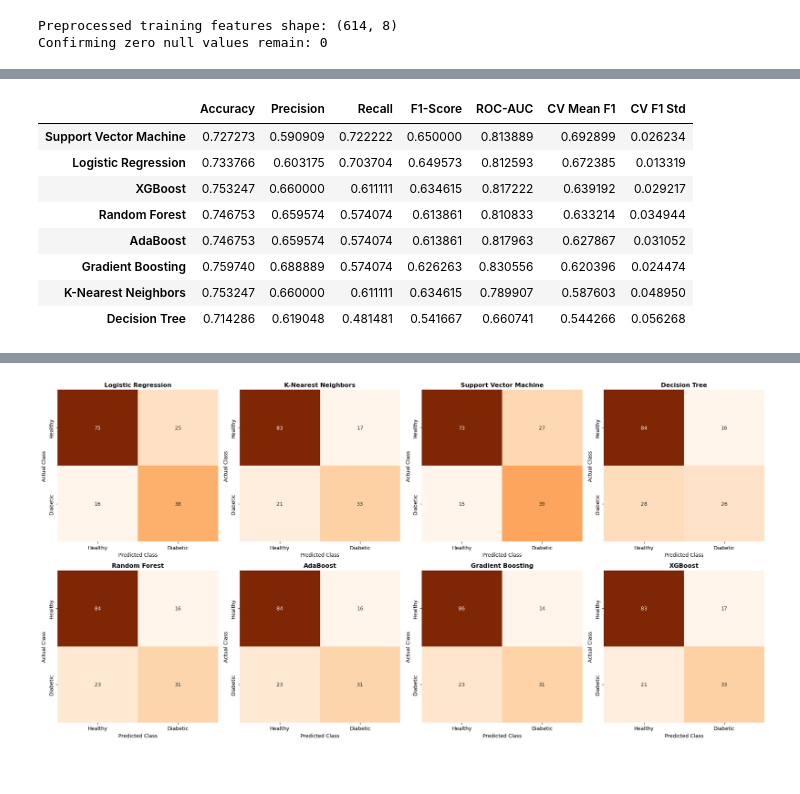
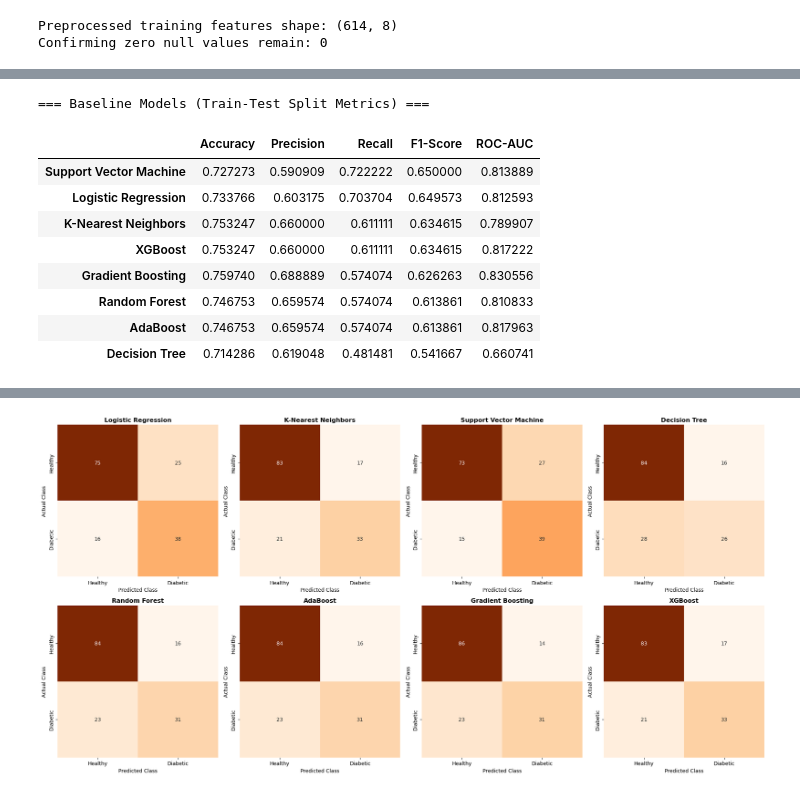
Before and after one commit to binodshahnepal/DataAnalysis, a Jupyter notebook: diabetes.ipynb, the cells around one changed output, grey strips where cells are left out. Cells and saved outputs as stored; diff of their text form; code cells hidden in the pictures.

```diff
--- a/diabetes.ipynb
+++ b/diabetes.ipynb
@@ -389,70 +429,55 @@ from sklearn.linear_model import LogisticRegression
 from sklearn.neighbors import KNeighborsClassifier
 from sklearn.svm import SVC
 from sklearn.tree import DecisionTreeClassifier
 from sklearn.ensemble import RandomForestClassifier, AdaBoostClassifier, GradientBoostingClassifier
 from xgboost import XGBClassifier
-from sklearn.model_selection import StratifiedKFold, cross_validate
 from sklearn.metrics import accuracy_score, precision_score, recall_score, f1_score, roc_auc_score
 
-# Compute scale weight for XGBoost
+# Compute class scale weight for XGBoost
 scale_pos_weight = (len(y_train) - sum(y_train)) / sum(y_train)
 
-# Define 8 diverse models
+# Initialize the 8 classifiers
 models = {
     "Logistic Regression": LogisticRegression(class_weight='balanced', random_state=42, max_iter=1000),
     "K-Nearest Neighbors": KNeighborsClassifier(),
     "Support Vector Machine": SVC(probability=True, class_weight='balanced', random_state=42),
     "Decision Tree": DecisionTreeClassifier(class_weight='balanced', random_state=42),
     "Random Forest": RandomForestClassifier(class_weight='balanced', random_state=42, n_jobs=-1),
     "AdaBoost": AdaBoostClassifier(random_state=42),
     "Gradient Boosting": GradientBoostingClassifier(random_state=42),
     "XGBoost": XGBClassifier(scale_pos_weight=scale_pos_weight, random_state=42, n_jobs=-1)
 }
 
-results_dict = {}
-cv = StratifiedKFold(n_splits=5, shuffle=True, random_state=42)
+baseline_results = {}
 
 for name, model in models.items():
-    # Fit on training set
+    # Train model
     model.fit(X_train_processed, y_train)
 
-    # Predict on test set
+    # Predict
     y_pred = model.predict(X_test_processed)
     y_pred_prob = model.predict_proba(X_test_processed)[:, 1]
 
-    # Calculate test metrics
-    acc = accuracy_score(y_test, y_pred)
-    prec = precision_score(y_test, y_pred)
-    rec = recall_score(y_test, y_pred)
-    f1 = f1_score(y_test, y_pred)
-    auc = roc_auc_score(y_test, y_pred_prob)
-
-    # 5-Fold Cross Validation (evaluating F1-score to check stability)
-    cv_results = cross_validate(model, X_train_processed, y_train, cv=cv, scoring='f1', n_jobs=-1)
-    cv_mean_f1 = cv_results['test_score'].mean()
-    cv_std_f1 = cv_results['test_score'].std()
-
-    # Store in dictionary
-    results_dict[name] = {
-        "Accuracy": acc,
-        "Precision": prec,
-        "Recall": rec,
-        "F1-Score": f1,
-        "ROC-AUC": auc,
-        "CV Mean F1": cv_mean_f1,
-        "CV F1 Std": cv_std_f1
+    # Save metrics
+    baseline_results[name] = {
+        "Accuracy": accuracy_score(y_test, y_pred),
+        "Precision": precision_score(y_test, y_pred),
+        "Recall": recall_score(y_test, y_pred),
+        "F1-Score": f1_score(y_test, y_pred),
+        "ROC-AUC": roc_auc_score(y_test, y_pred_prob)
     }
 
-# Convert to DataFrame and sort by CV F1 score
-results_df = pd.DataFrame(results_dict).T.sort_values(by="CV Mean F1", ascending=False)
-display(results_df)
+baseline_df = pd.DataFrame(baseline_results).T.sort_values(by="F1-Score", ascending=False)
+print("=== Baseline Models (Train-Test Split Metrics) ===")
+display(baseline_df)
 # %% [output]
+=== Baseline Models (Train-Test Split Metrics) ===
-|  | Accuracy | Precision | Recall | F1-Score | ROC-AUC | CV Mean F1 | CV F1 Std |
-| Support Vector Machine | 0.727273 | 0.590909 | 0.722222 | 0.650000 | 0.813889 | 0.692899 | 0.026234 |
-| Logistic Regression | 0.733766 | 0.603175 | 0.703704 | 0.649573 | 0.812593 | 0.672385 | 0.013319 |
-| XGBoost | 0.753247 | 0.660000 | 0.611111 | 0.634615 | 0.817222 | 0.639192 | 0.029217 |
-| Random Forest | 0.746753 | 0.659574 | 0.574074 | 0.613861 | 0.810833 | 0.633214 | 0.034944 |
-| AdaBoost | 0.746753 | 0.659574 | 0.574074 | 0.613861 | 0.817963 | 0.627867 | 0.031052 |
-| Gradient Boosting | 0.759740 | 0.688889 | 0.574074 | 0.626263 | 0.830556 | 0.620396 | 0.024474 |
-| K-Nearest Neighbors | 0.753247 | 0.660000 | 0.611111 | 0.634615 | 0.789907 | 0.587603 | 0.048950 |
-| Decision Tree | 0.714286 | 0.619048 | 0.481481 | 0.541667 | 0.660741 | 0.544266 | 0.056268 |
+|  | Accuracy | Precision | Recall | F1-Score | ROC-AUC |
+| Support Vector Machine | 0.727273 | 0.590909 | 0.722222 | 0.650000 | 0.813889 |
+| Logistic Regression | 0.733766 | 0.603175 | 0.703704 | 0.649573 | 0.812593 |
+| K-Nearest Neighbors | 0.753247 | 0.660000 | 0.611111 | 0.634615 | 0.789907 |
+| XGBoost | 0.753247 | 0.660000 | 0.611111 | 0.634615 | 0.817222 |
+| Gradient Boosting | 0.759740 | 0.688889 | 0.574074 | 0.626263 | 0.830556 |
+| Random Forest | 0.746753 | 0.659574 | 0.574074 | 0.613861 | 0.810833 |
+| AdaBoost | 0.746753 | 0.659574 | 0.574074 | 0.613861 | 0.817963 |
+| Decision Tree | 0.714286 | 0.619048 | 0.481481 | 0.541667 | 0.660741 |
```
Also changed, not shown: parts of 9 cells of this notebook.
